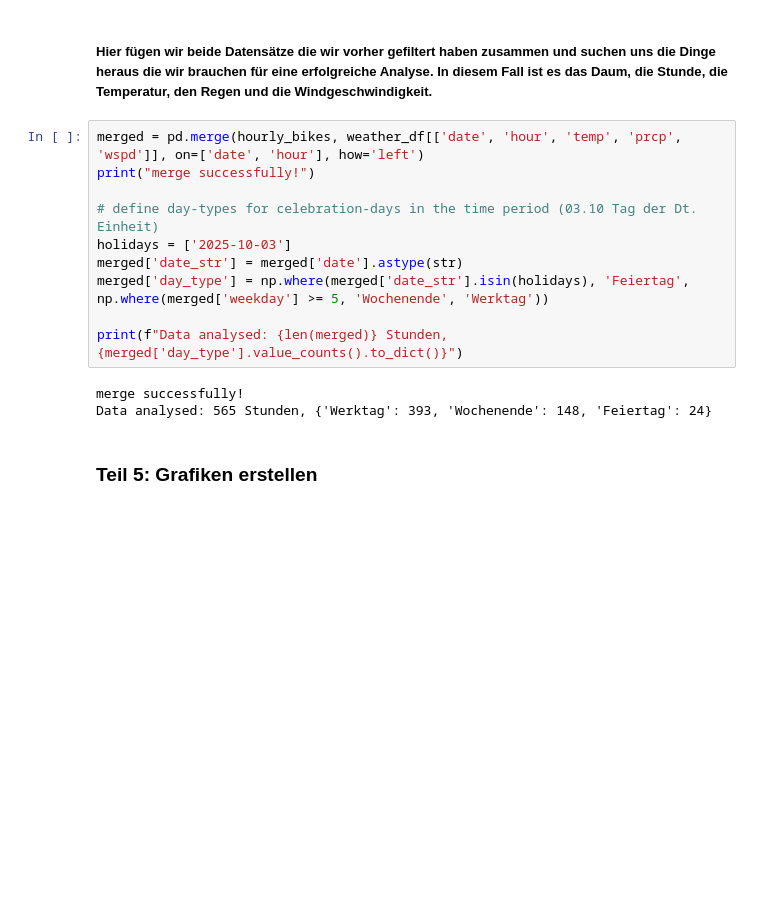
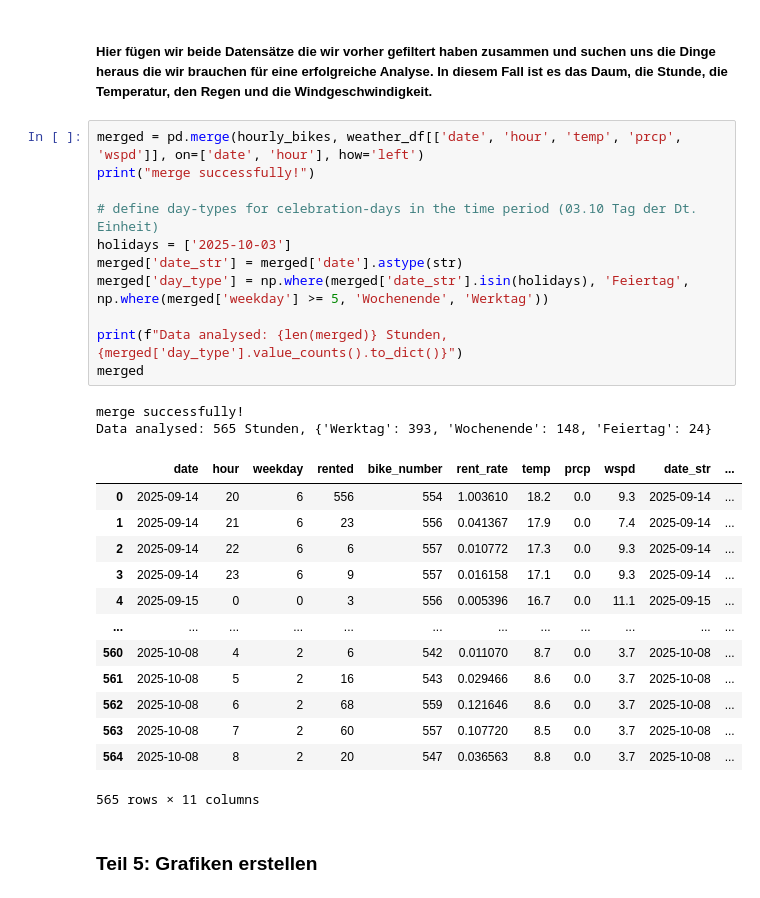
Before and after one commit to Bemnyyy/Projektarbeit, a Jupyter notebook: Abgabe_Notebook.ipynb, the cells around one changed output. Saved outputs shown, nothing was run; the diff lists cells and outputs as text; blank space fills up the shorter version.

```diff
--- a/Abgabe_Notebook.ipynb
+++ b/Abgabe_Notebook.ipynb
@@ -99,16 +99,30 @@ Weather-Data successfully loaded!
 # %%
 merged = pd.merge(hourly_bikes, weather_df[['date', 'hour', 'temp', 'prcp', 'wspd']], on=['date', 'hour'], how='left')
 print("merge successfully!")
 
 # define day-types for celebration-days in the time period (03.10 Tag der Dt. Einheit)
 holidays = ['2025-10-03']
 merged['date_str'] = merged['date'].astype(str)
 merged['day_type'] = np.where(merged['date_str'].isin(holidays), 'Feiertag', np.where(merged['weekday'] >= 5, 'Wochenende', 'Werktag'))
 
 print(f"Data analysed: {len(merged)} Stunden, {merged['day_type'].value_counts().to_dict()}")
+merged
 # %% [output]
 merge successfully!
 Data analysed: 565 Stunden, {'Werktag': 393, 'Wochenende': 148, 'Feiertag': 24}
+|  | date | hour | weekday | rented | bike_number | rent_rate | temp | prcp | wspd | date_str | ... |
+| 0 | 2025-09-14 | 20 | 6 | 556 | 554 | 1.003610 | 18.2 | 0.0 | 9.3 | 2025-09-14 | ... |
+| 1 | 2025-09-14 | 21 | 6 | 23 | 556 | 0.041367 | 17.9 | 0.0 | 7.4 | 2025-09-14 | ... |
+| 2 | 2025-09-14 | 22 | 6 | 6 | 557 | 0.010772 | 17.3 | 0.0 | 9.3 | 2025-09-14 | ... |
+| 3 | 2025-09-14 | 23 | 6 | 9 | 557 | 0.016158 | 17.1 | 0.0 | 9.3 | 2025-09-14 | ... |
+| 4 | 2025-09-15 | 0 | 0 | 3 | 556 | 0.005396 | 16.7 | 0.0 | 11.1 | 2025-09-15 | ... |
+| ... | ... | ... | ... | ... | ... | ... | ... | ... | ... | ... | ... |
+| 560 | 2025-10-08 | 4 | 2 | 6 | 542 | 0.011070 | 8.7 | 0.0 | 3.7 | 2025-10-08 | ... |
+| 561 | 2025-10-08 | 5 | 2 | 16 | 543 | 0.029466 | 8.6 | 0.0 | 3.7 | 2025-10-08 | ... |
+| 562 | 2025-10-08 | 6 | 2 | 68 | 559 | 0.121646 | 8.6 | 0.0 | 3.7 | 2025-10-08 | ... |
+| 563 | 2025-10-08 | 7 | 2 | 60 | 557 | 0.107720 | 8.5 | 0.0 | 3.7 | 2025-10-08 | ... |
+| 564 | 2025-10-08 | 8 | 2 | 20 | 547 | 0.036563 | 8.8 | 0.0 | 3.7 | 2025-10-08 | ... |
+565 rows × 11 columns
 # %% [markdown]
 ### Teil 5: Grafiken erstellen
 # %% [markdown]
```
Also changed, not shown: parts of 1 cell of this notebook.
